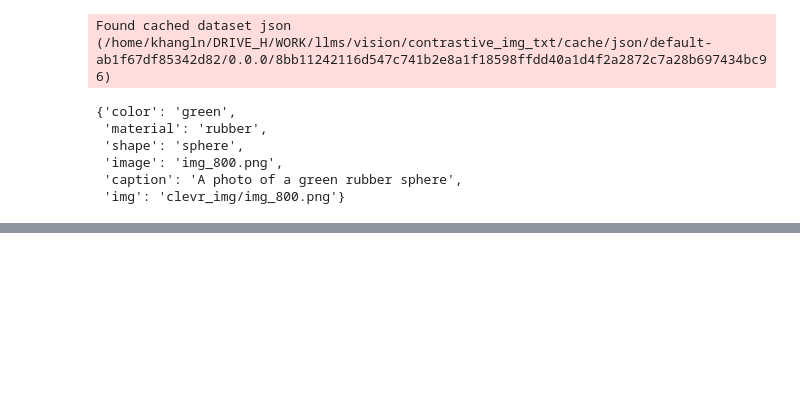
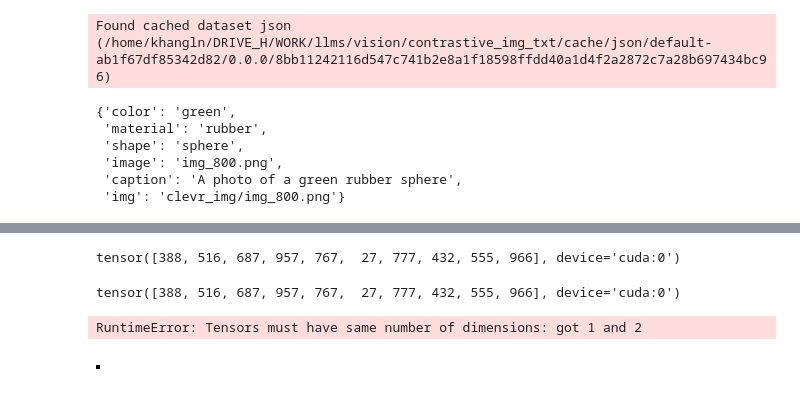
Before and after one commit to lekhang4497/clevr_contrastive, a Jupyter notebook: nb.ipynb, the cells around one changed output, grey strips where cells are left out. Drawn from its saved outputs; the diff is of its cells as text; code cells hidden in the pictures; blank space fills up the shorter version.

```diff
--- a/nb.ipynb
+++ b/nb.ipynb
@@ -70,0 +172,4 @@ DataLoader(test_data, batch)
+# %%
+retrieve_img(image_embeddings, "metal object")
+# %% [output]
+tensor([388, 516, 687, 957, 767,  27, 777, 432, 555, 966], device='cuda:0')
@@ -70,0 +178,15 @@ DataLoader(test_data, batch)
+# %%
+torch.topk(logits_per_text[0], 10).indices
+# %% [output]
+tensor([388, 516, 687, 957, 767,  27, 777, 432, 555, 966], device='cuda:0')
+# %%
+a = torch.empty(1)
+x = torch.randn(2, 3)
+x
+torch.cat((a, x), 0)
+# %% [output]
+RuntimeError: Tensors must have same number of dimensions: got 1 and 2
+# %%
+Image.new("RGB", (1, 1))
+# %% [output]
+[figure, added]
```
Also changed, not shown: parts of 13 cells of this notebook, 8 other files.
